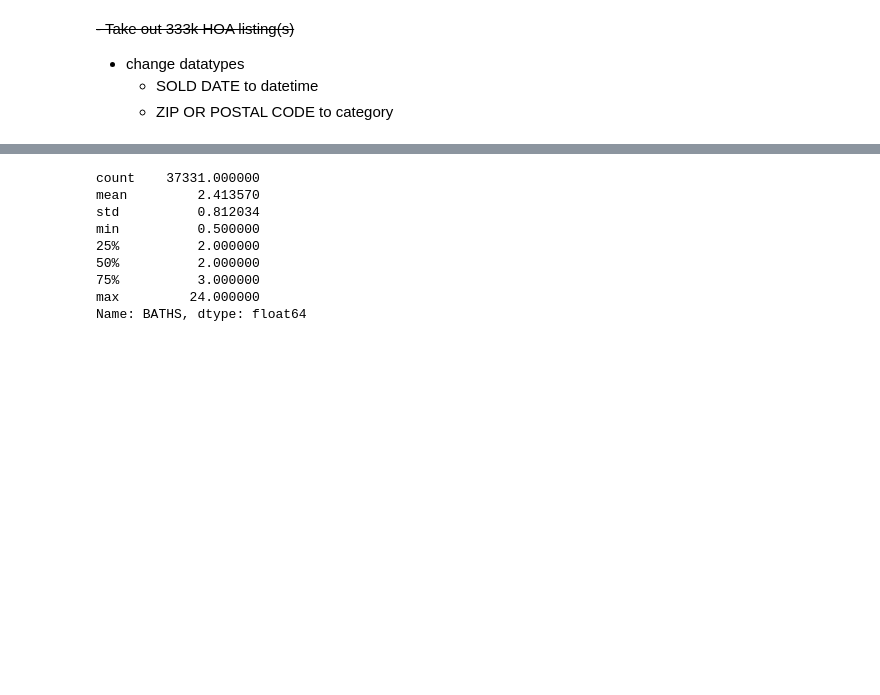
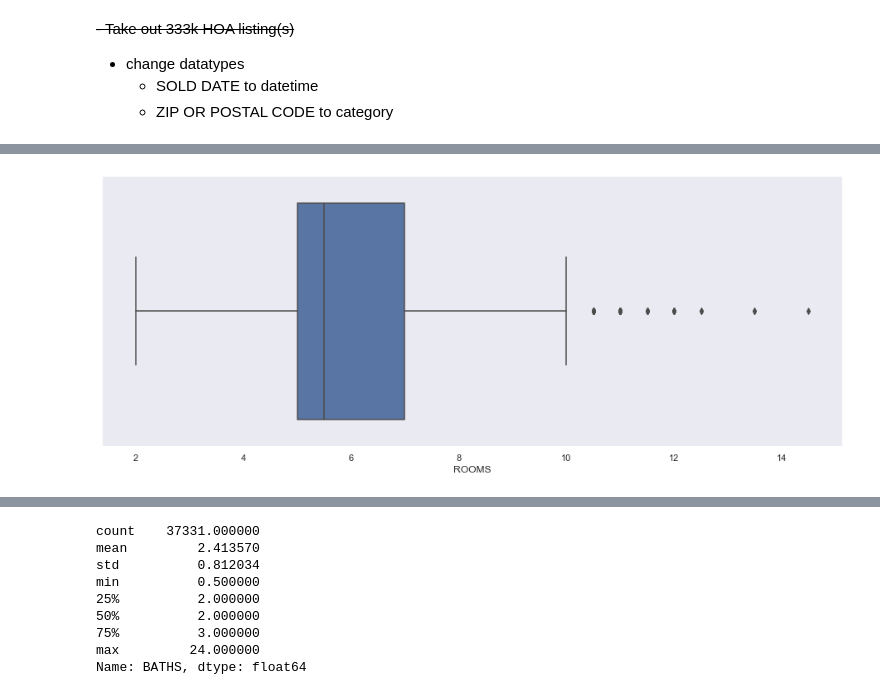
Before and after one commit to randallb15/PredictingSAHomeValues, a Jupyter notebook: EDA.ipynb, the cells around one changed output, grey strips where cells are left out. Saved outputs shown, nothing was run; the diff lists cells and outputs as text; code cells hidden in the pictures; blank space fills up the shorter version.

```diff
--- a/EDA.ipynb
+++ b/EDA.ipynb
@@ -115,0 +123,6 @@ Name: BEDS, dtype: float64
+# %%
+ax = sns.boxplot(x=df['ROOMS'])
+fig = ax.get_figure()
+fig.savefig('img/rooms.png')
+# %% [output]
+[figure, added]
```
Also changed, not shown: parts of 22 cells of this notebook, 5 other files.
